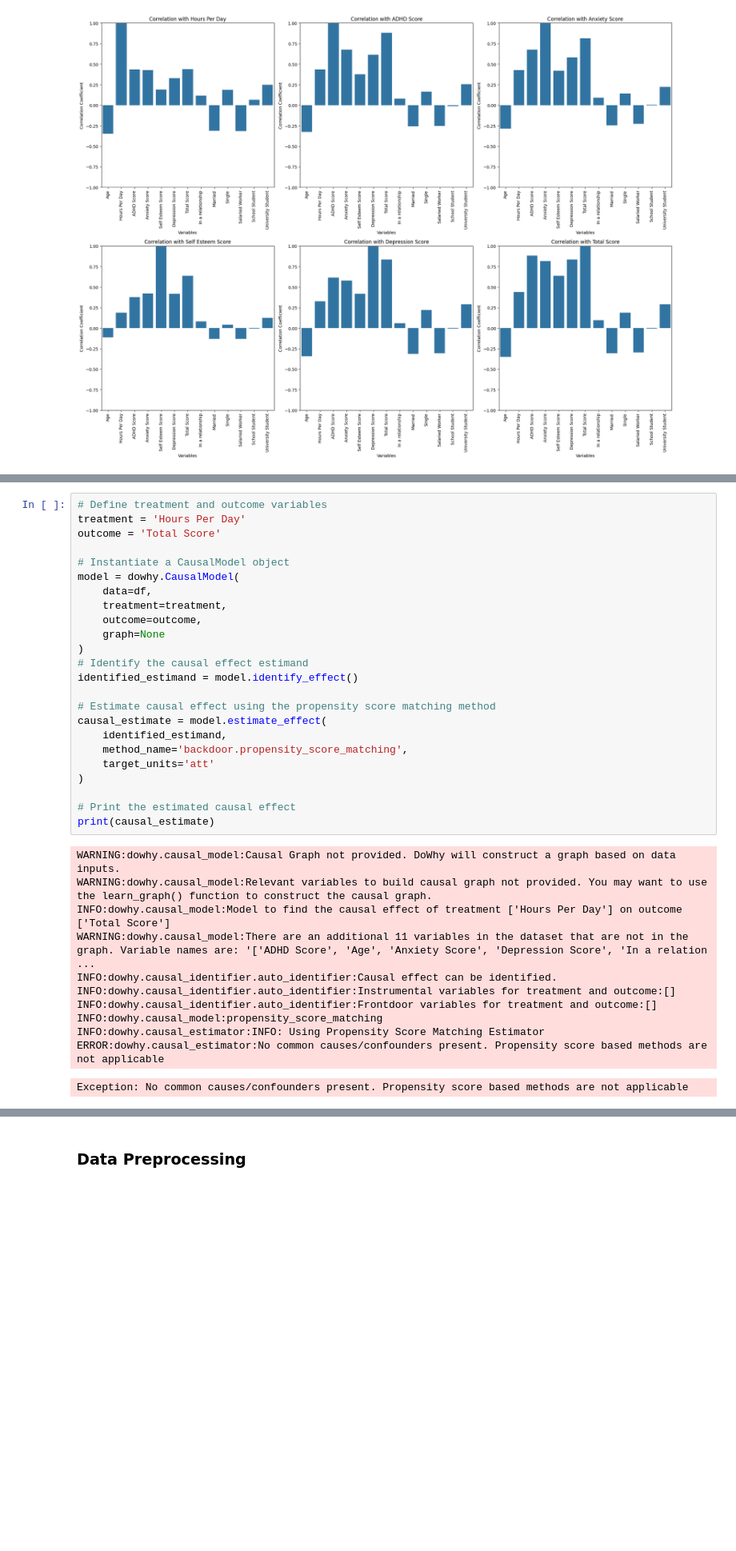
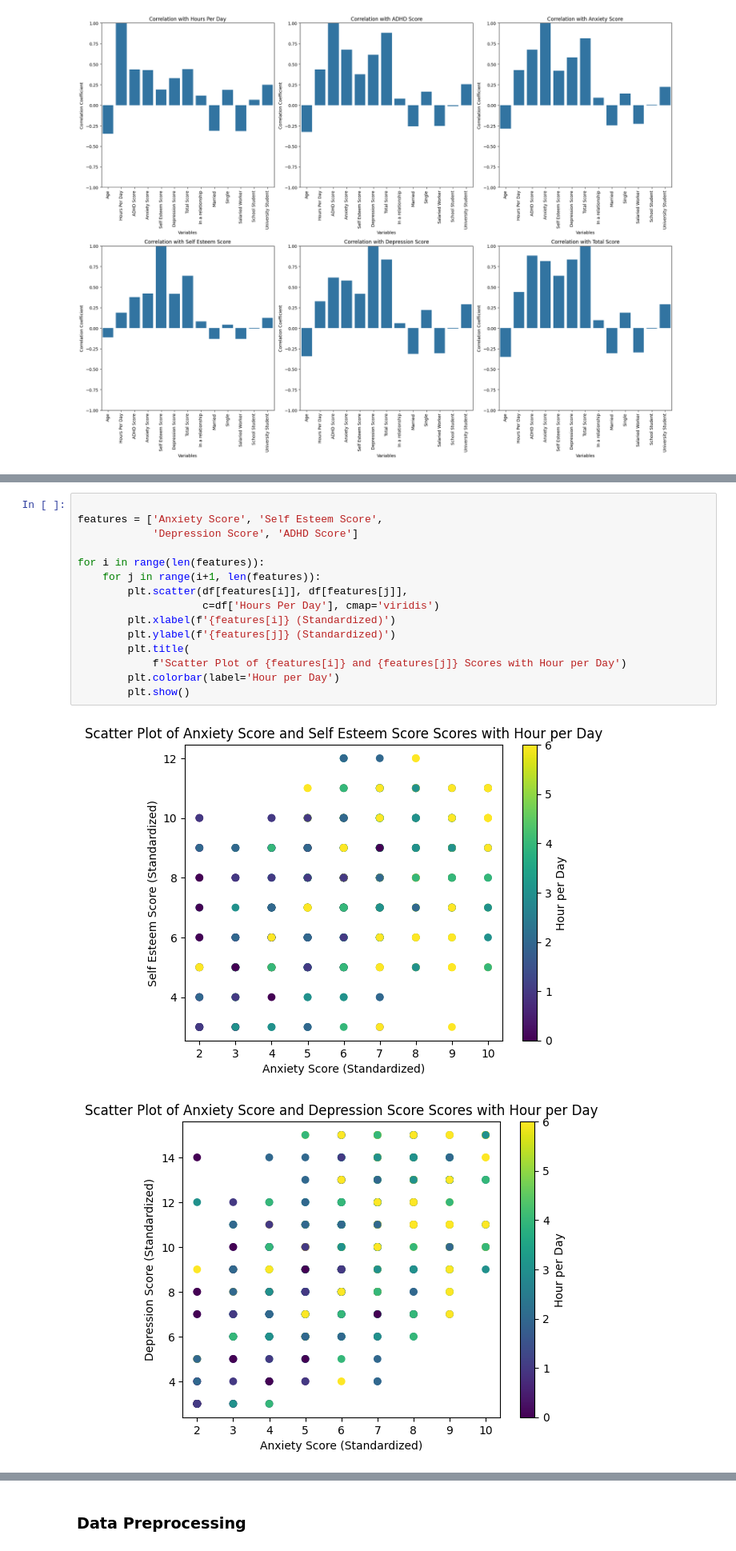
Before and after one commit to Hiroki120301/Social-Media-Addiction-Predictor, a Jupyter notebook: final_project.ipynb, the cells around one changed output, grey strips where cells are left out. Shown at 80% size. Drawn from its saved outputs; the diff is of its cells as text; blank space fills up the shorter version.

```diff
--- a/final_project.ipynb
+++ b/final_project.ipynb
@@ -236,36 +284,18 @@ Learned Causal Graph Structure:
-# %%
-# Define treatment and outcome variables
-treatment = 'Hours Per Day'
-outcome = 'Total Score'
-
-# Instantiate a CausalModel object
-model = dowhy.CausalModel(
-    data=df,
-    treatment=treatment,
-    outcome=outcome,
-    graph=None
-)
-# Identify the causal effect estimand
-identified_estimand = model.identify_effect()
-
-# Estimate causal effect using the propensity score matching method
-causal_estimate = model.estimate_effect(
-    identified_estimand,
-    method_name='backdoor.propensity_score_matching',
-    target_units='att'
-)
-
-# Print the estimated causal effect
-print(causal_estimate)
-# %% [output]
-WARNING:dowhy.causal_model:Causal Graph not provided. DoWhy will construct a graph based on data inputs.
-WARNING:dowhy.causal_model:Relevant variables to build causal graph not provided. You may want to use the learn_graph() function to construct the causal graph.
-INFO:dowhy.causal_model:Model to find the causal effect of treatment ['Hours Per Day'] on outcome ['Total Score']
-WARNING:dowhy.causal_model:There are an additional 11 variables in the dataset that are not in the graph. Variable names are: '['ADHD Score', 'Age', 'Anxiety Score', 'Depression Score', 'In a relation ...
-INFO:dowhy.causal_identifier.auto_identifier:Causal effect can be identified.
-INFO:dowhy.causal_identifier.auto_identifier:Instrumental variables for treatment and outcome:[]
-INFO:dowhy.causal_identifier.auto_identifier:Frontdoor variables for treatment and outcome:[]
-INFO:dowhy.causal_model:propensity_score_matching
-INFO:dowhy.causal_estimator:INFO: Using Propensity Score Matching Estimator
-ERROR:dowhy.causal_estimator:No common causes/confounders present. Propensity score based methods are not applicable
-Exception: No common causes/confounders present. Propensity score based methods are not applicable
+# %%
+
+features = ['Anxiety Score', 'Self Esteem Score',
+            'Depression Score', 'ADHD Score']
+
+for i in range(len(features)):
+    for j in range(i+1, len(features)):
+        plt.scatter(df[features[i]], df[features[j]],
+                    c=df['Hours Per Day'], cmap='viridis')
+        plt.xlabel(f'{features[i]} (Standardized)')
+        plt.ylabel(f'{features[j]} (Standardized)')
+        plt.title(
+            f'Scatter Plot of {features[i]} and {features[j]} Scores with Hour per Day')
+        plt.colorbar(label='Hour per Day')
+        plt.show()
+# %% [output]
+[figure, added]
+[figure, added]
```
Also changed, not shown: parts of 6 cells of this notebook, 5 other files.
